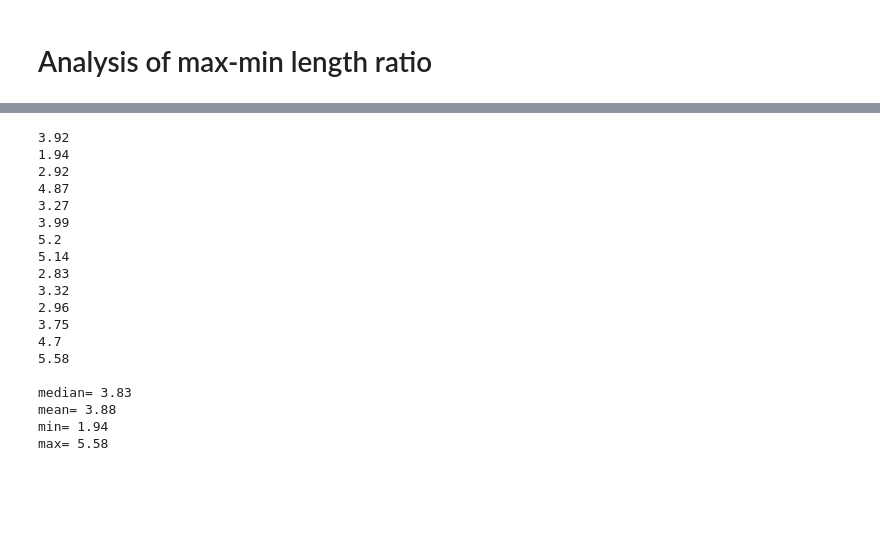
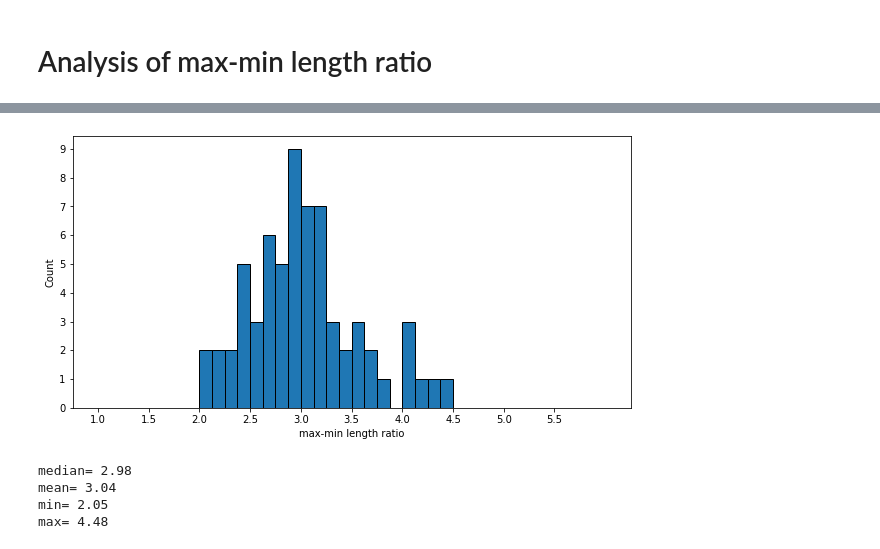
Before and after one commit to hengjiwang/hydracv, a Jupyter notebook: hydracv/length_ratio.ipynb, the cells around one changed output, grey strips where cells are left out. Saved outputs shown, nothing was run; the diff lists cells and outputs as text; code cells hidden in the pictures; blank space fills up the shorter version.

```diff
--- a/hydracv/length_ratio.ipynb
+++ b/hydracv/length_ratio.ipynb
@@ -64,0 +61,3 @@ minmaxlens
+# %%
+# Slice the lengths data
+lengths = lengths[XMIN:XMAX]
@@ -64,0 +97,9 @@ minmaxlens
+# %%
+# Get the mins and maxs
+
+minmax = []
+for j in range(len(ranges_lo)):
+    minlen = np.min(lengths[ranges_lo[j][0]:ranges_lo[j][1]])
+    maxlen = np.max(lengths[ranges_hi[j][0]:ranges_hi[j][1]])
+    minmax.append([minlen, maxlen])
+minmax
@@ -64,0 +121,7 @@ minmaxlens
+# %%
+# Calculate the ratios
+
+ratios = []
+for x in minmax:
+    ratios.append(x[1]/x[0])
+ratios
@@ -65,31 +143,22 @@ minmaxlens
+# %%
+# Extend the ratios
+ratios_all.extend(ratios)
+# %%
+# Plot the histogram
+fig = plt.figure(figsize=(10, 5))
+ax = fig.add_subplot()
+ax.hist(ratios_all, bins=40, range=(1, 6), edgecolor='k')
+ax.set_xticks(np.arange(1, 6, 0.5))
+ax.set_xlabel("max-min length ratio")
+ax.set_ylabel("Count")
+ax.yaxis.set_major_locator(MaxNLocator(integer=True))
+plt.show()
+# %% [output]
+[figure, added]
 # %%
-# Calc the ratios
-ratios = []
-
-for minmaxlen in minmaxlens:
-    ratios.append(minmaxlen[1]/minmaxlen[0])
-
-for ratio in ratios:
-    print(round(ratio, 2))
-
-print('\nmedian= {:.2f}'.format(np.median(ratios)), '\nmean= {:.2f}'.format(np.mean(ratios)), '\nmin= {:.2f}'.format(np.min(ratios)), '\nmax= {:.2f}'.format(np.max(ratios)))
+print('median= {:.2f}'.format(np.median(ratios_all)), '\nmean= {:.2f}'.format(np.mean(ratios_all)), '\nmin= {:.2f}'.format(np.min(ratios_all)), '\nmax= {:.2f}'.format(np.max(ratios_all)))
 # %% [output]
-3.92
-1.94
-2.92
-4.87
-3.27
-3.99
-5.2
-5.14
-2.83
-3.32
-2.96
-3.75
-4.7
-5.58
-
-median= 3.83
-mean= 3.88
-min= 1.94
-max= 5.58
+median= 2.98
+mean= 3.04
+min= 2.05
+max= 4.48
```
Also changed, not shown: parts of 12 cells of this notebook, 2 other files.
